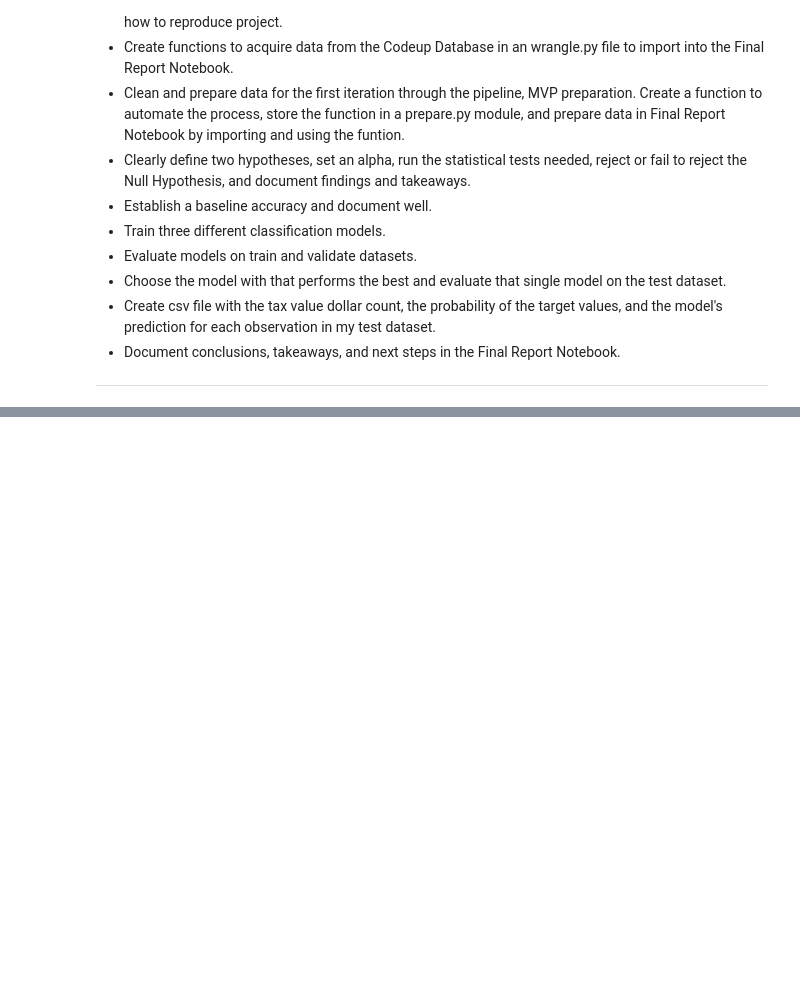
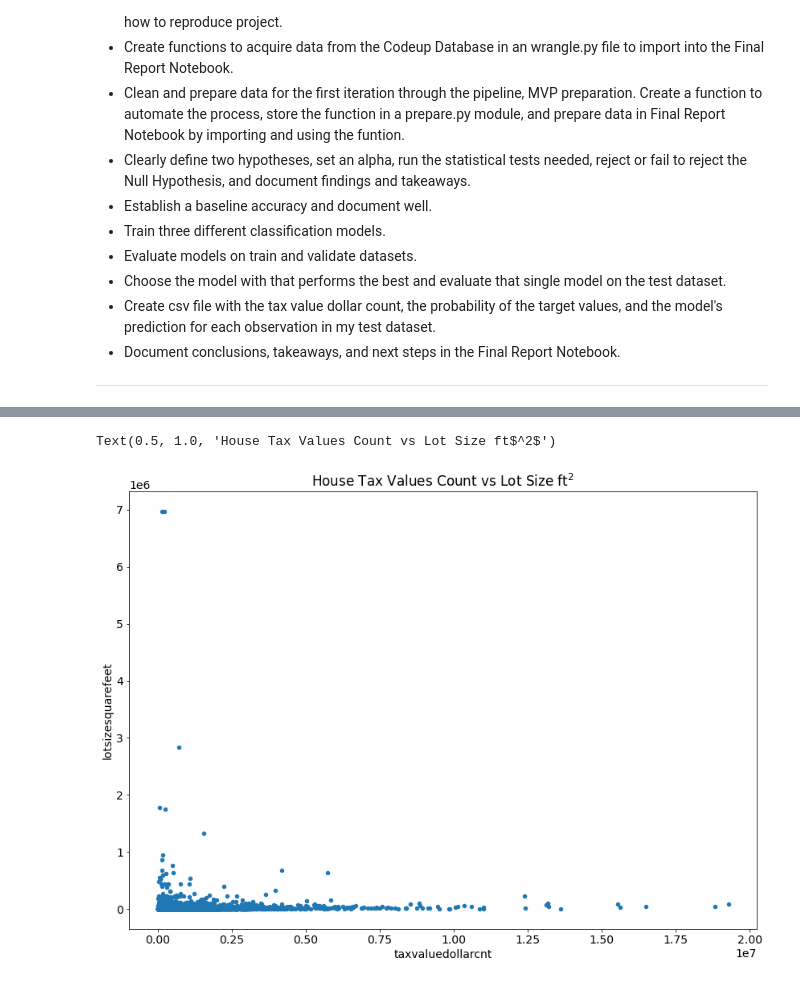
Before and after one commit to Jason-R-Turner/proj_zillow_home_value, a Jupyter notebook: final_report.ipynb, the cells around one changed output, grey strips where cells are left out. Saved outputs shown, nothing was run; the diff lists cells and outputs as text; code cells hidden in the pictures; blank space fills up the shorter version.

```diff
--- a/final_report.ipynb
+++ b/final_report.ipynb
@@ -29,0 +142,7 @@
+# %%
+# visualizes distribution of correlation for tax value dollar count and lot size in a scatter plot
+train.plot.scatter('taxvaluedollarcnt', 'lotsizesquarefeet')
+plt.title('House Tax Values Count vs Lot Size ft$^2$')
+# %% [output]
+Text(0.5, 1.0, 'House Tax Values Count vs Lot Size ft$^2$')
+[figure, added]
```
Also changed, not shown: parts of 61 cells of this notebook, 5 other files.
